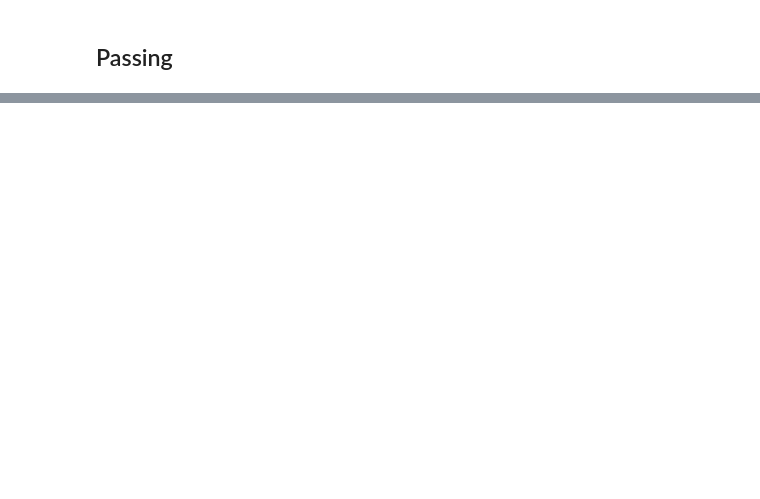
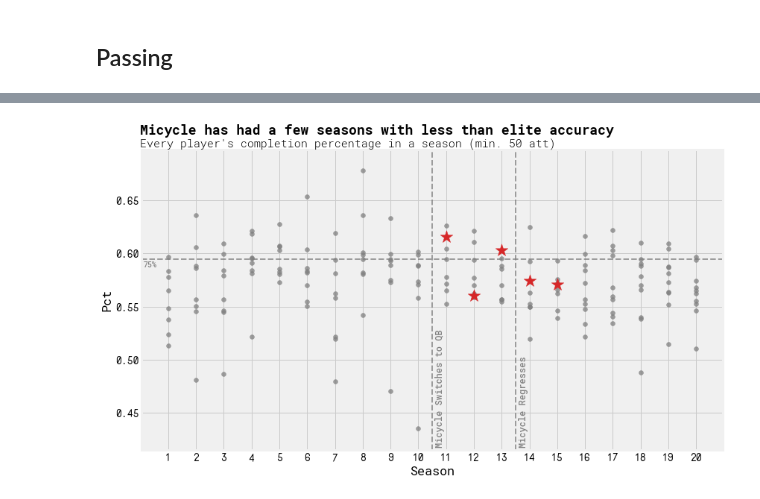
Before and after one commit to infinitempg/kicker-correlations, a Jupyter notebook: micycle.ipynb, the cells around one changed output, grey strips where cells are left out. Cells and saved outputs as stored; diff of their text form; code cells hidden in the pictures; blank space fills up the shorter version.

```diff
--- a/micycle.ipynb
+++ b/micycle.ipynb
@@ -432,0 +329,15 @@ sum(jolietSackList)
+# %%
+qbAllDF['Pct'] = qbAllDF['Comp']/qbAllDF['Att']
+qbAllDF['TD:INT'] = qbAllDF['TD']/qbAllDF['Int']
+qbAllDF['Att/G'] = qbAllDF['Att']/qbAllDF['G']
+qbAllDF['PYd/G'] = qbAllDF['Yards']/qbAllDF['G']
+qbAllDF['RYd/G'] = qbAllDF['Rush Yards']/qbAllDF['G']
+qbAllDF['Yd/G'] = (qbAllDF['Yards']+qbAllDF['Rush Yards'])/qbAllDF['G']
+qbAllDF['TD%'] = qbAllDF['TD']/qbAllDF['Att']
+qbAllDF['Int%'] = qbAllDF['Int']/qbAllDF['Att']
+qbAllDF['Y/A'] = qbAllDF['Yards']/qbAllDF['Att']
+qbAllDF['Y/C'] = qbAllDF['Yards']/qbAllDF['Comp']
+qbAllDF['ANY/A'] = (qbAllDF['Yards'] - qbAllDF['Sack Yards'] + 20*qbAllDF['TD'] - 45*qbAllDF['Int'])/(qbAllDF['Att']+qbAllDF['Sacks'])
+qbAllDF['TANY/A'] = (qbAllDF['Yards'] + qbAllDF['Rush Yards'] - qbAllDF['Sack Yards'] + 20*(qbAllDF['TD'] + qbAllDF['Rush TD']) - 45*qbAllDF['Int'])/(qbAllDF['Att']+qbAllDF['Sacks'])
+qbAllDF['YPC'] = qbAllDF['Rush Yards']/qbAllDF['Rush Att']
+qbAllDF['Rating'] = 1/6 * (5*(qbAllDF['Pct']-0.3) + 0.25*(qbAllDF['Y/A']-3) + 20*(qbAllDF['TD%']) + 2.375 - 25*qbAllDF['Int']/qbAllDF['Att'])*100
@@ -432,0 +366,3 @@ sum(jolietSackList)
+# %%
+passDesc = qbAllDF.describe()
+passDesc[['S','Att','Comp','Pct','Yards','TD','Int','Rating','TANY/A']]
@@ -432,0 +381,2 @@ sum(jolietSackList)
+# %%
+micyclePassDF = qbAllDF[qbAllDF.Name == 'McCormick, M.']
@@ -432,0 +392,30 @@ sum(jolietSackList)
+# %%
+x = 'S'
+y = 'Pct'
+alph = 0.75
+fig = plt.figure(figsize=(12,7),facecolor='w')
+plt.rcParams['font.family'] = 'Roboto Mono'
+plt.rcParams['font.weight'] = 'medium'
+plt.xticks(fontname = 'NovaMono',weight='medium')
+plt.yticks(fontname = 'NovaMono',weight='medium')
+plt.scatter(qbAllDF[x],qbAllDF[y],marker='o',c='gray',s=35,alpha=alph)
+plt.scatter(micyclePassDF[x],micyclePassDF[y],label='McCormick, M.',s=300,c='tab:red',marker='*',alpha=1)
+
+plt.axhline(passDesc['Pct']['75%'],c='gray',alpha=alph,ls='--',lw=2)
+plt.text(0.1,passDesc['Pct']['75%']-.0075,'75%',c='gray',size=10)
+plt.axvline(10.5,c='gray',alpha=alph,ls='--',lw=2)
+plt.text(10.6,.42,'Micycle Switches to QB',rotation=90,size=12,color='gray')
+plt.axvline(13.5,c='gray',alpha=alph,ls='--',lw=2)
+plt.text(13.6,.42,'Micycle Regresses',rotation=90,size=12,color='gray')
+
+plt.text(0,.712,'Micycle has had a few seasons with less than elite accuracy',weight='bold',size=18)
+plt.text(0,.7,"Every player's completion percentage in a season (min. 50 att)",size=15,weight='light')
+plt.xticks(range(1,21))
+plt.xlabel('Season')
+plt.ylabel(y)
+# plt.legend(bbox_to_anchor=(1, 1.025), loc='upper left', ncol=1)
+plt.tight_layout()
+plt.savefig('micycle_images/PassPct-Season.png',facecolor=fig.get_facecolor(),bbox_inches='tight')
+plt.show()
+# %% [output]
+[figure, added]
```
Also changed, not shown: parts of 54 cells of this notebook, 23 other files.
